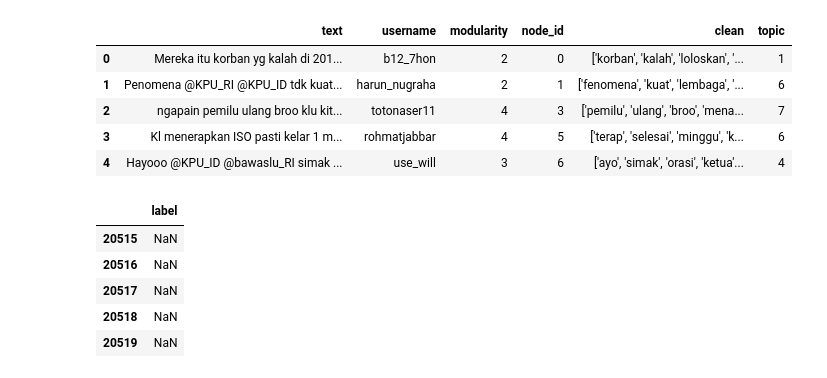
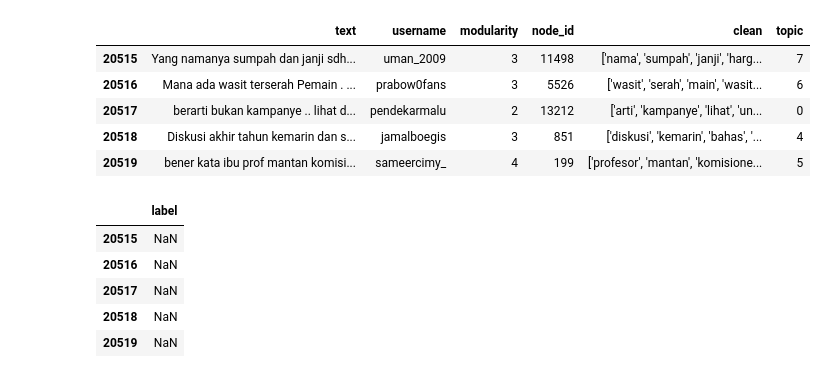
Before and after one commit to frmnaqil/twitter-network-analysis, a Jupyter notebook: Last/ControversialTopic.ipynb, the cells around one changed output. Saved outputs shown, nothing was run; the diff lists cells and outputs as text; code cells hidden in the pictures.

```diff
--- a/Last/ControversialTopic.ipynb
+++ b/Last/ControversialTopic.ipynb
@@ -9,12 +42,12 @@ df2 = pd.read_csv(os.path.join(os.pardir,os.pardir,'data','5-KCore-labeled.csv')
 # %%
-df.head()
+df.tail()
 # %% [output]
 |  | text | username | modularity | node_id | clean | topic |
-| 0 | Mereka itu korban yg kalah di 201... | b12_7hon | 2 | 0 | ['korban', 'kalah', 'loloskan', '... | 1 |
-| 1 | Penomena @KPU_RI @KPU_ID tdk kuat... | harun_nugraha | 2 | 1 | ['fenomena', 'kuat', 'lembaga', '... | 6 |
-| 2 | ngapain pemilu ulang broo klu kit... | totonaser11 | 4 | 3 | ['pemilu', 'ulang', 'broo', 'mena... | 7 |
-| 3 | Kl menerapkan ISO pasti kelar 1 m... | rohmatjabbar | 4 | 5 | ['terap', 'selesai', 'minggu', 'k... | 6 |
-| 4 | Hayooo @KPU_ID @bawaslu_RI simak ... | use_will | 3 | 6 | ['ayo', 'simak', 'orasi', 'ketua'... | 4 |
+| 20515 | Yang namanya sumpah dan janji sdh... | uman_2009 | 3 | 11498 | ['nama', 'sumpah', 'janji', 'harg... | 7 |
+| 20516 | Mana ada wasit terserah Pemain . ... | prabow0fans | 3 | 5526 | ['wasit', 'serah', 'main', 'wasit... | 6 |
+| 20517 | berarti bukan kampanye .. lihat d... | pendekarmalu | 2 | 13212 | ['arti', 'kampanye', 'lihat', 'un... | 0 |
+| 20518 | Diskusi akhir tahun kemarin dan s... | jamalboegis | 3 | 851 | ['diskusi', 'kemarin', 'bahas', '... | 4 |
+| 20519 | bener kata ibu prof mantan komisi... | sameercimy_ | 4 | 199 | ['profesor', 'mantan', 'komisione... | 5 |
 # %%
 df2.tail()
 # %% [output]
```
Also changed, not shown: parts of 3 cells of this notebook, 3 other files.
